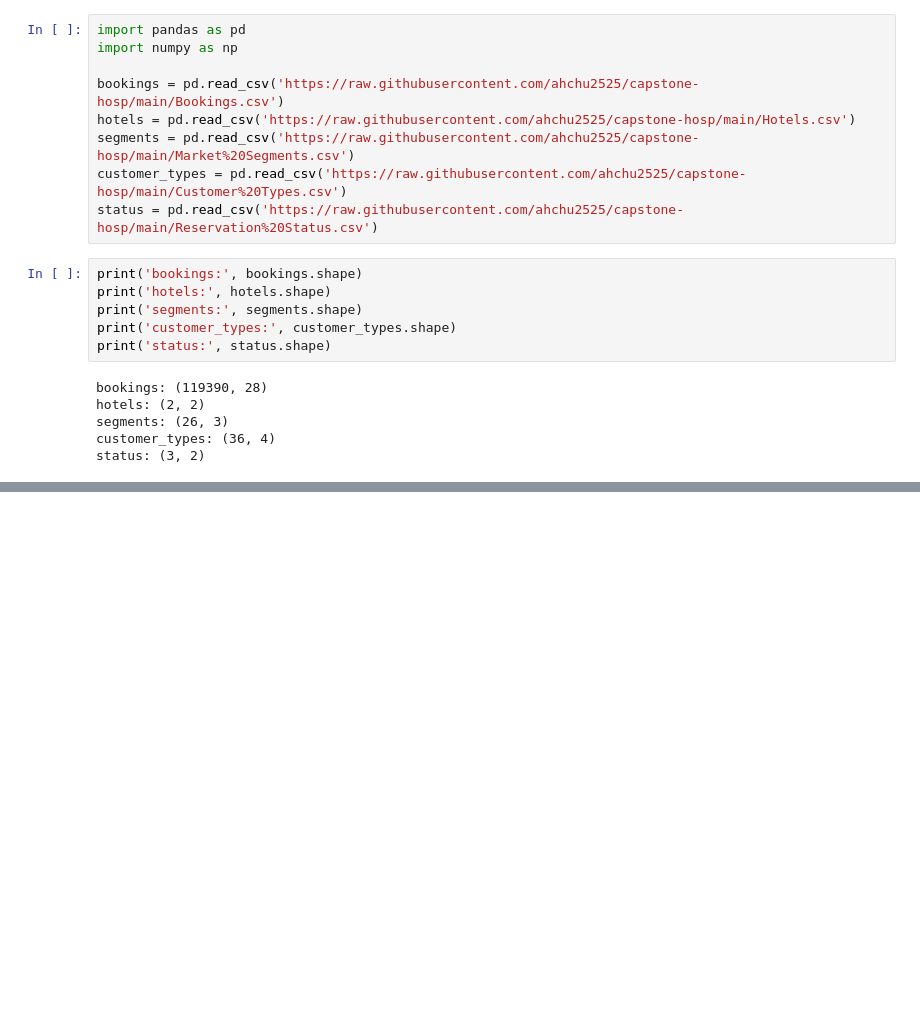
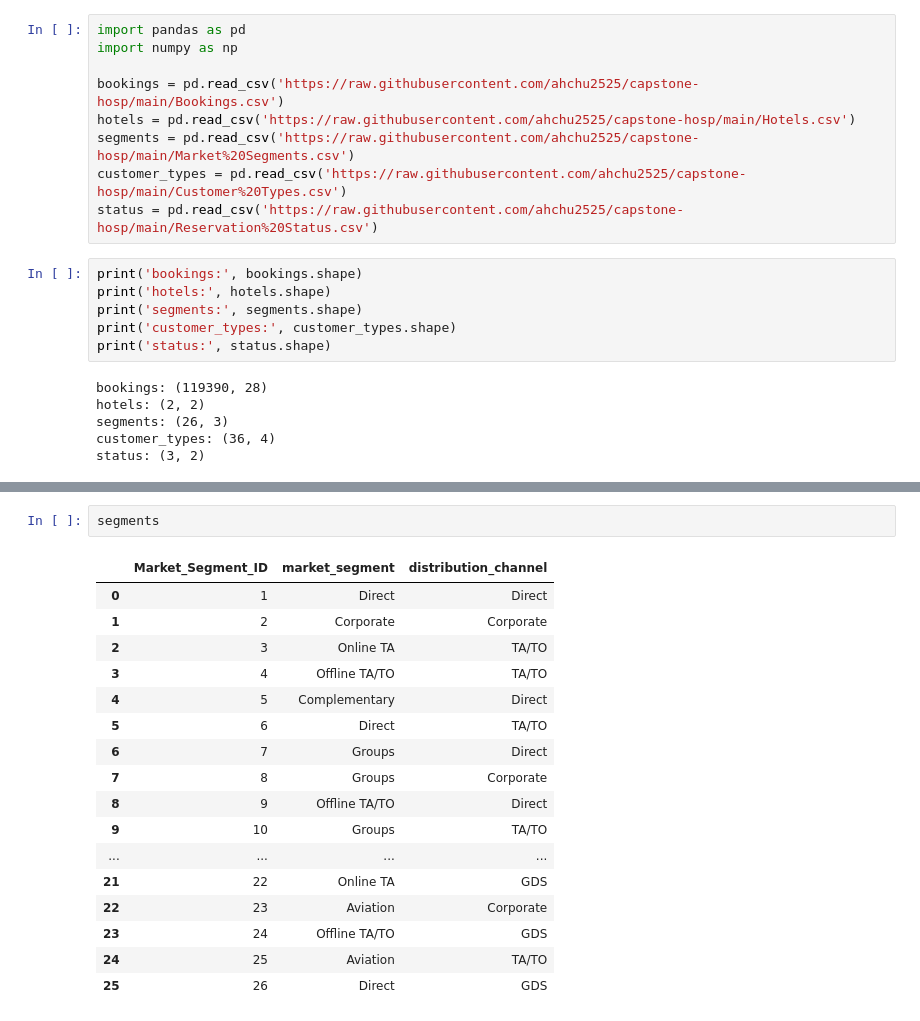
Before and after one commit to ahchu2525/capstone-hosp, a Jupyter notebook: clean.ipynb, the cells around one changed output, grey strips where cells are left out. Cells and saved outputs as stored; diff of their text form; blank space fills up the shorter version.

```diff
--- a/clean.ipynb
+++ b/clean.ipynb
@@ -27,0 +44,20 @@ status: (3, 2)
+# %%
+segments
+# %% [output]
+|  | Market_Segment_ID | market_segment | distribution_channel |
+| 0 | 1 | Direct | Direct |
+| 1 | 2 | Corporate | Corporate |
+| 2 | 3 | Online TA | TA/TO |
+| 3 | 4 | Offline TA/TO | TA/TO |
+| 4 | 5 | Complementary | Direct |
+| 5 | 6 | Direct | TA/TO |
+| 6 | 7 | Groups | Direct |
+| 7 | 8 | Groups | Corporate |
+| 8 | 9 | Offline TA/TO | Direct |
+| 9 | 10 | Groups | TA/TO |
+| ... | ... | ... | ... |
+| 21 | 22 | Online TA | GDS |
+| 22 | 23 | Aviation | Corporate |
+| 23 | 24 | Offline TA/TO | GDS |
+| 24 | 25 | Aviation | TA/TO |
+| 25 | 26 | Direct | GDS |
```
Also changed, not shown: parts of 9 cells of this notebook.
